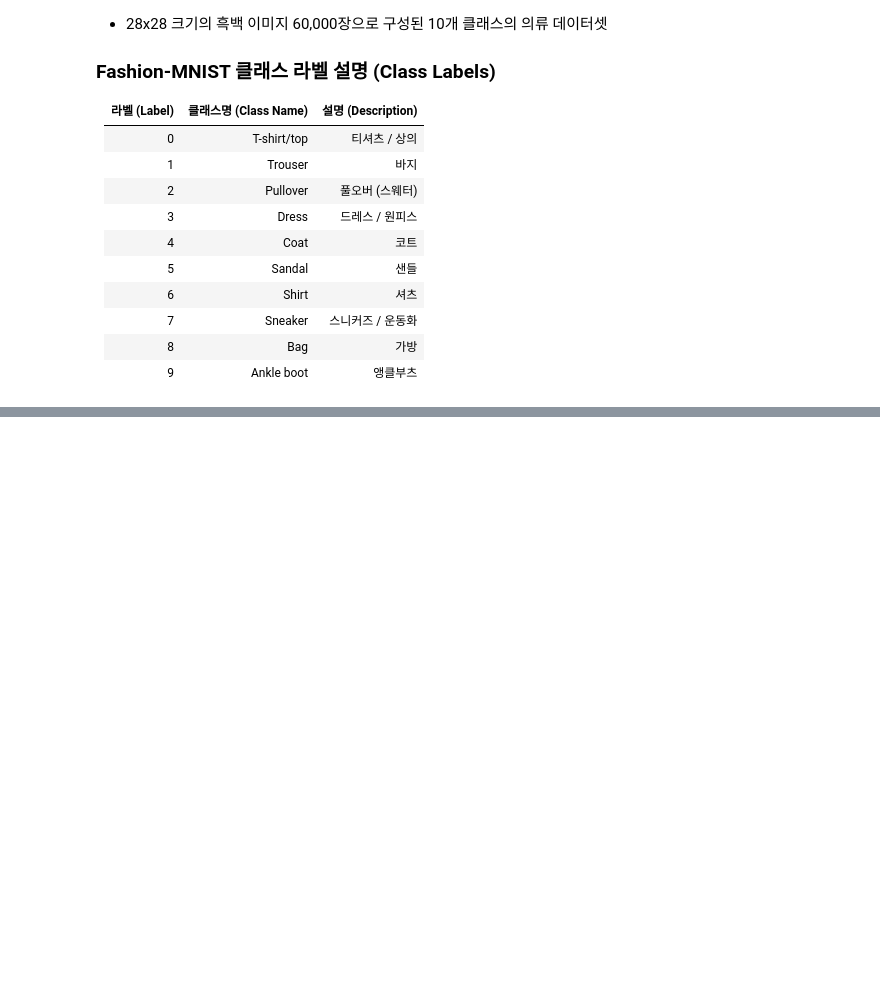
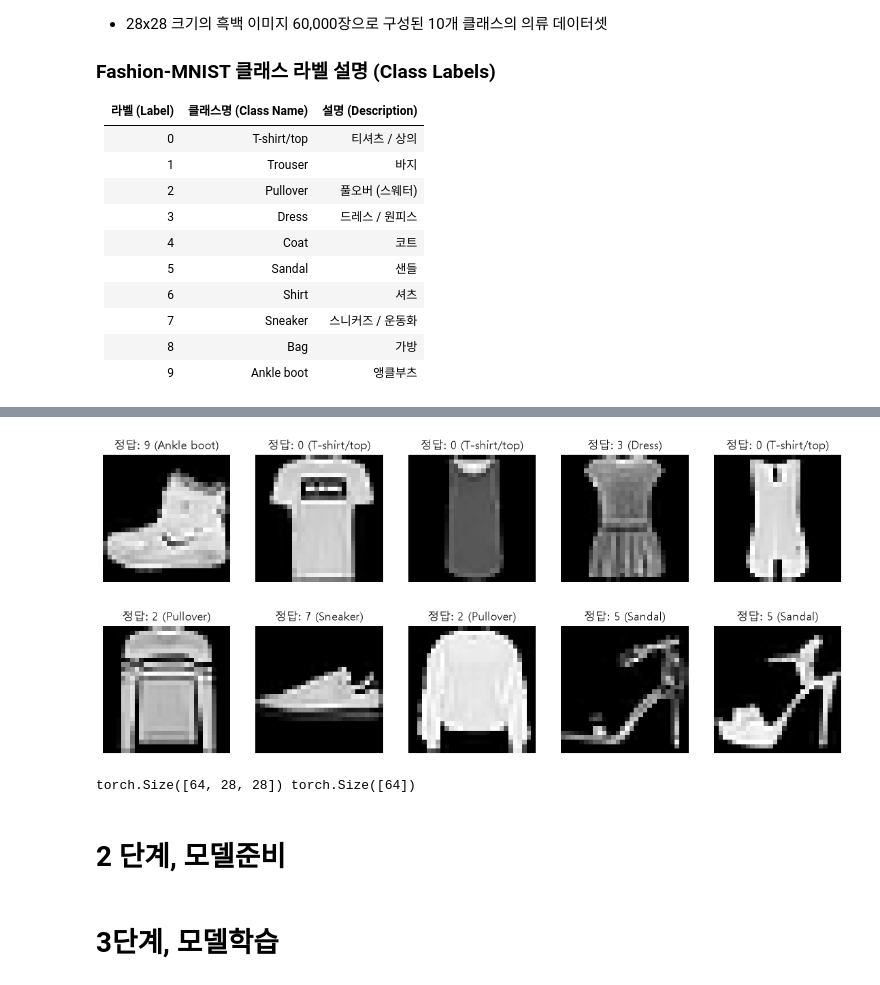
Before and after one commit to hyejinspace/kdt-ml, a Jupyter notebook: @@@@@ 머신러닝 필기.ipynb, the cells around one changed output, grey strips where cells are left out. Cells and saved outputs as stored; diff of their text form; code cells hidden in the pictures; blank space fills up the shorter version.

```diff
--- a/@@@@@ 머신러닝 필기.ipynb
+++ b/@@@@@ 머신러닝 필기.ipynb
@@ -475,3 +478,8 @@ tensor(9)
 | 7 | Sneaker | 스니커즈 / 운동화 |
 | 8 | Bag | 가방 |
 | 9 | Ankle boot | 앵클부츠 |
+# %%
+base_path = r"C:\kdt_0900_hhj\ml\resource\dataset"
+# %%
+train_data = datasets.FashionMNIST(root=base_path, train=True, download=True)
+test_data = datasets.FashionMNIST(root=base_path, train=False, download=True)
@@ -477,0 +497,7 @@ tensor(9)
+# %%
+# 데이터 분리
+X_train = train_data.data
+y_train = train_data.targets
+
+X_test = test_data.data
+y_test = test_data.targets
@@ -477,0 +531,12 @@ tensor(9)
+# %%
+fig, axes = plt.subplots(nrows=2, ncols=5, figsize=(14, 6))
+
+for i, ax in enumerate(axes.flatten()):
+    ax.imshow(X_train[i], cmap="gray")
+    ax.axis("off")
+    key = y_train[i].item()
+    ax.set_title(f"정답: {key} ({classes_dict[key]})")
+
+plt.show()
+# %% [output]
+[figure, added]
@@ -477,0 +556,7 @@ tensor(9)
+# %%
+imgs, labels = next(iter(train_loader))
+print(imgs.shape, labels.shape)
+# %% [output]
+torch.Size([64, 28, 28]) torch.Size([64])
+# %% [markdown]
+# 2 단계, 모델준비
@@ -477,0 +571,2 @@ tensor(9)
+# %% [markdown]
+# 3단계, 모델학습
```
Also changed, not shown: parts of 65 cells of this notebook, 3 other files.
